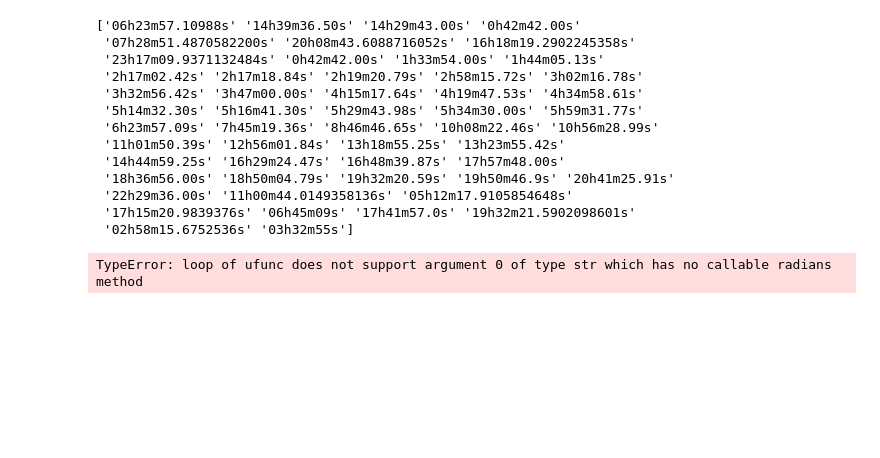
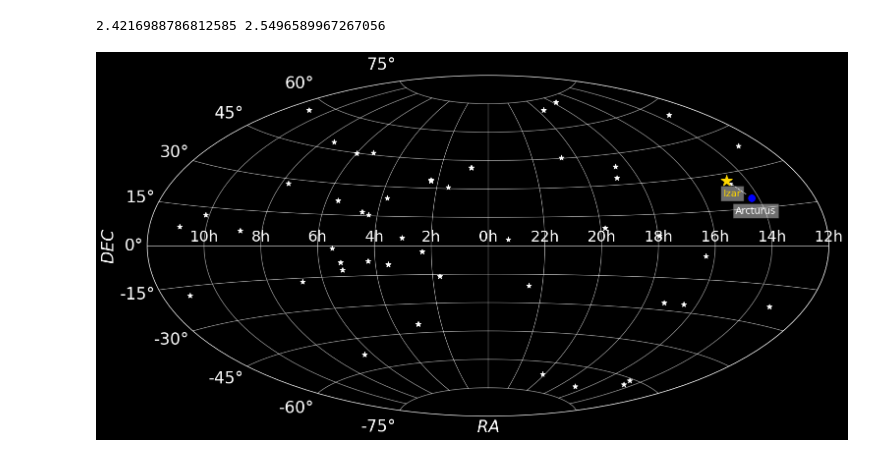
Before and after one commit to sharifikayvon/astrolore, a Jupyter notebook: scripts/run_astrolore.ipynb, the cells around one changed output. Drawn from its saved outputs; the diff is of its cells as text; code cells hidden in the pictures; blank space fills up the shorter version.

Commit message:
skyplot fully implimented into dataset.py

```diff
--- a/scripts/run_astrolore.ipynb
+++ b/scripts/run_astrolore.ipynb
@@ -5,23 +5,11 @@ import matplotlib.pyplot as plt
 # %%
 dataset = astrolore_dataset()
 
 close_object = dataset.find_closest_object("Andromeda")
 
-fig, axs = dataset.get_catalog_map(name="Andromeda")
+fig, axs = dataset.get_catalog_map(user_name="Arcturus")
 # plt.tight_layout()
 # plt.show()
 # %% [output]
-['06h23m57.10988s' '14h39m36.50s' '14h29m43.00s' '0h42m42.00s'
- '07h28m51.4870582200s' '20h08m43.6088716052s' '16h18m19.2902245358s'
- '23h17m09.9371132484s' '0h42m42.00s' '1h33m54.00s' '1h44m05.13s'
- '2h17m02.42s' '2h17m18.84s' '2h19m20.79s' '2h58m15.72s' '3h02m16.78s'
- '3h32m56.42s' '3h47m00.00s' '4h15m17.64s' '4h19m47.53s' '4h34m58.61s'
- '5h14m32.30s' '5h16m41.30s' '5h29m43.98s' '5h34m30.00s' '5h59m31.77s'
- '6h23m57.09s' '7h45m19.36s' '8h46m46.65s' '10h08m22.46s' '10h56m28.99s'
- '11h01m50.39s' '12h56m01.84s' '13h18m55.25s' '13h23m55.42s'
- '14h44m59.25s' '16h29m24.47s' '16h48m39.87s' '17h57m48.00s'
- '18h36m56.00s' '18h50m04.79s' '19h32m20.59s' '19h50m46.9s' '20h41m25.91s'
- '22h29m36.00s' '11h00m44.0149358136s' '05h12m17.9105854648s'
- '17h15m20.9839376s' '06h45m09s' '17h41m57.0s' '19h32m21.5902098601s'
- '02h58m15.6752536s' '03h32m55s']
+2.4216988786812585 2.5496589967267056
-TypeError: loop of ufunc does not support argument 0 of type str which has no callable radians method
+[figure, added]
```
Also changed, not shown: 1 other file.
